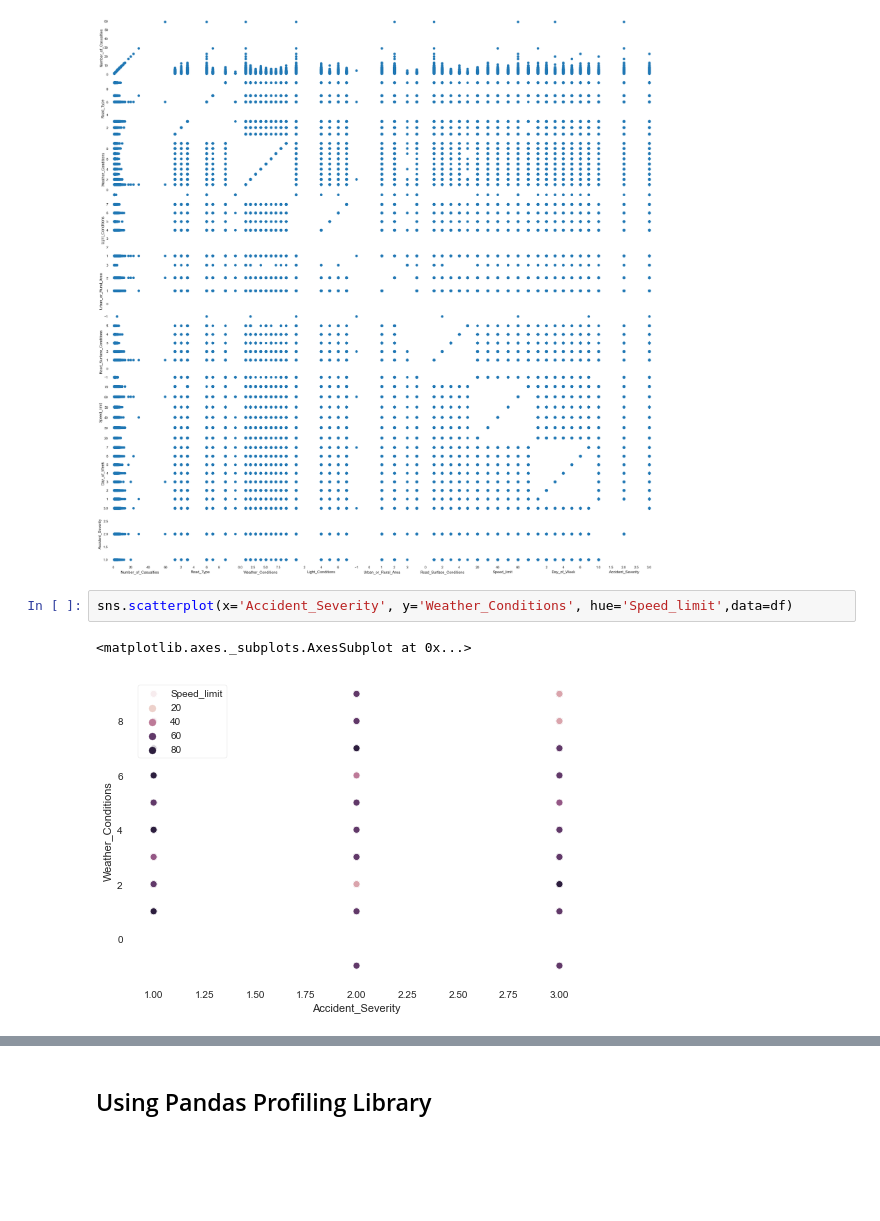
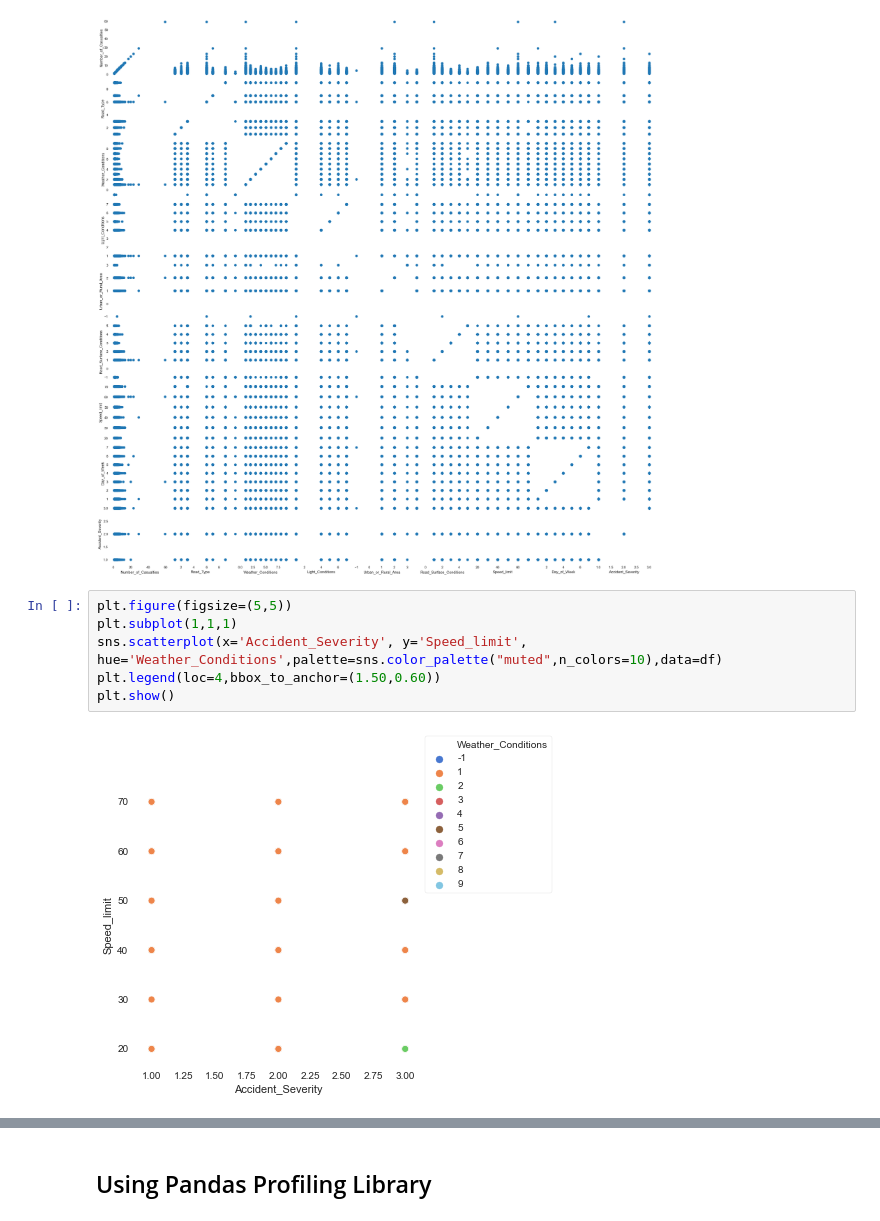
Before and after one commit to manasc12/Road_Mishap_Risk_Analysis_Using_Machine_Learning_and_Deep_Learning, a Jupyter notebook: UK_Traffic_Data_EDA.ipynb, the cells around one changed output, grey strips where cells are left out. Saved outputs shown, nothing was run; the diff lists cells and outputs as text; blank space fills up the shorter version.

```diff
--- a/UK_Traffic_Data_EDA.ipynb
+++ b/UK_Traffic_Data_EDA.ipynb
@@ -344,8 +344,11 @@ g.map(plt.scatter)
 # %% [output]
 <seaborn.axisgrid.PairGrid at 0x...>
 [figure]
-# %%
-sns.scatterplot(x='Accident_Severity', y='Weather_Conditions', hue='Speed_limit',data=df)
-# %% [output]
-<matplotlib.axes._subplots.AxesSubplot at 0x...>
-[figure, removed]
+# %%
+plt.figure(figsize=(5,5))
+plt.subplot(1,1,1)
+sns.scatterplot(x='Accident_Severity', y='Speed_limit', hue='Weather_Conditions',palette=sns.color_palette("muted",n_colors=10),data=df)
+plt.legend(loc=4,bbox_to_anchor=(1.50,0.60))
+plt.show()
+# %% [output]
+[figure, added]
```
Also changed, not shown: parts of 3 cells of this notebook.
